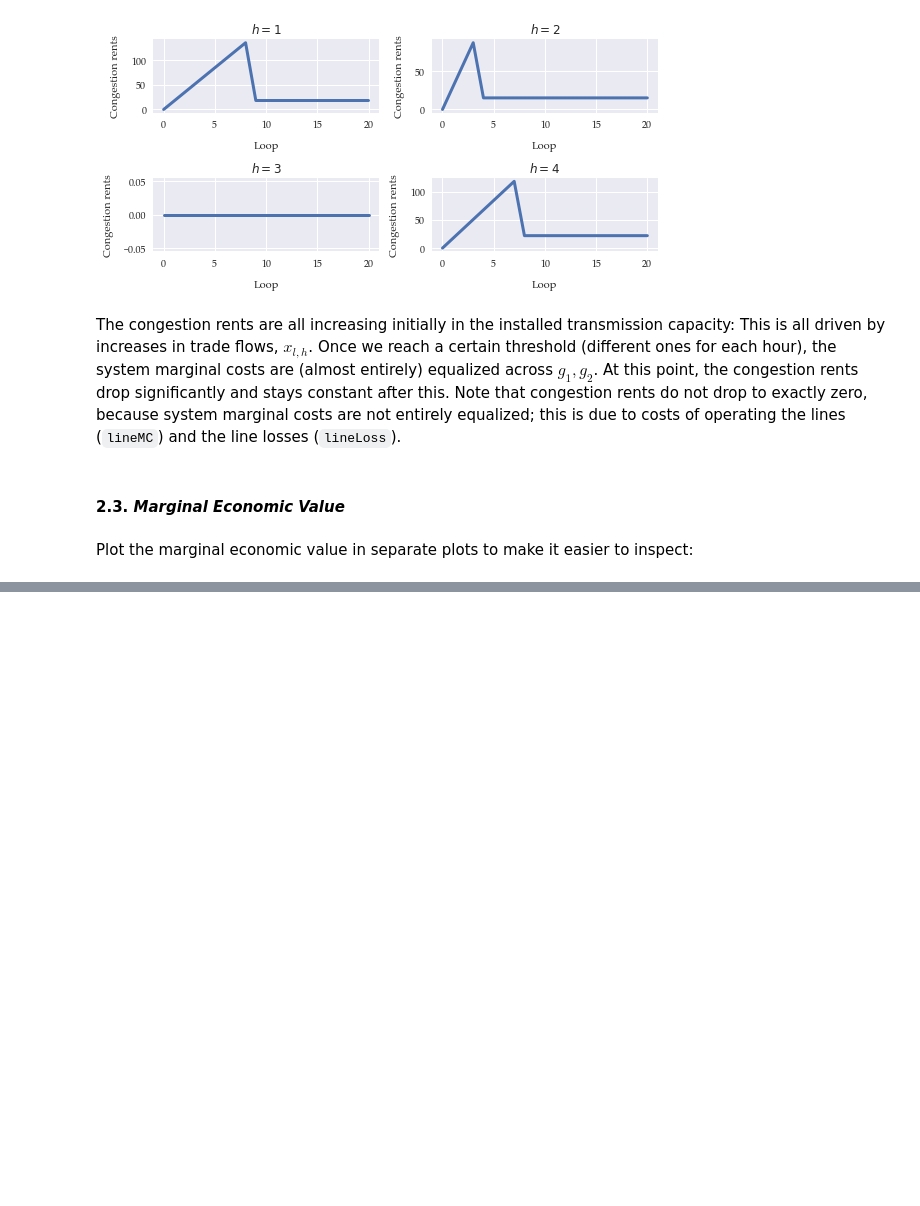
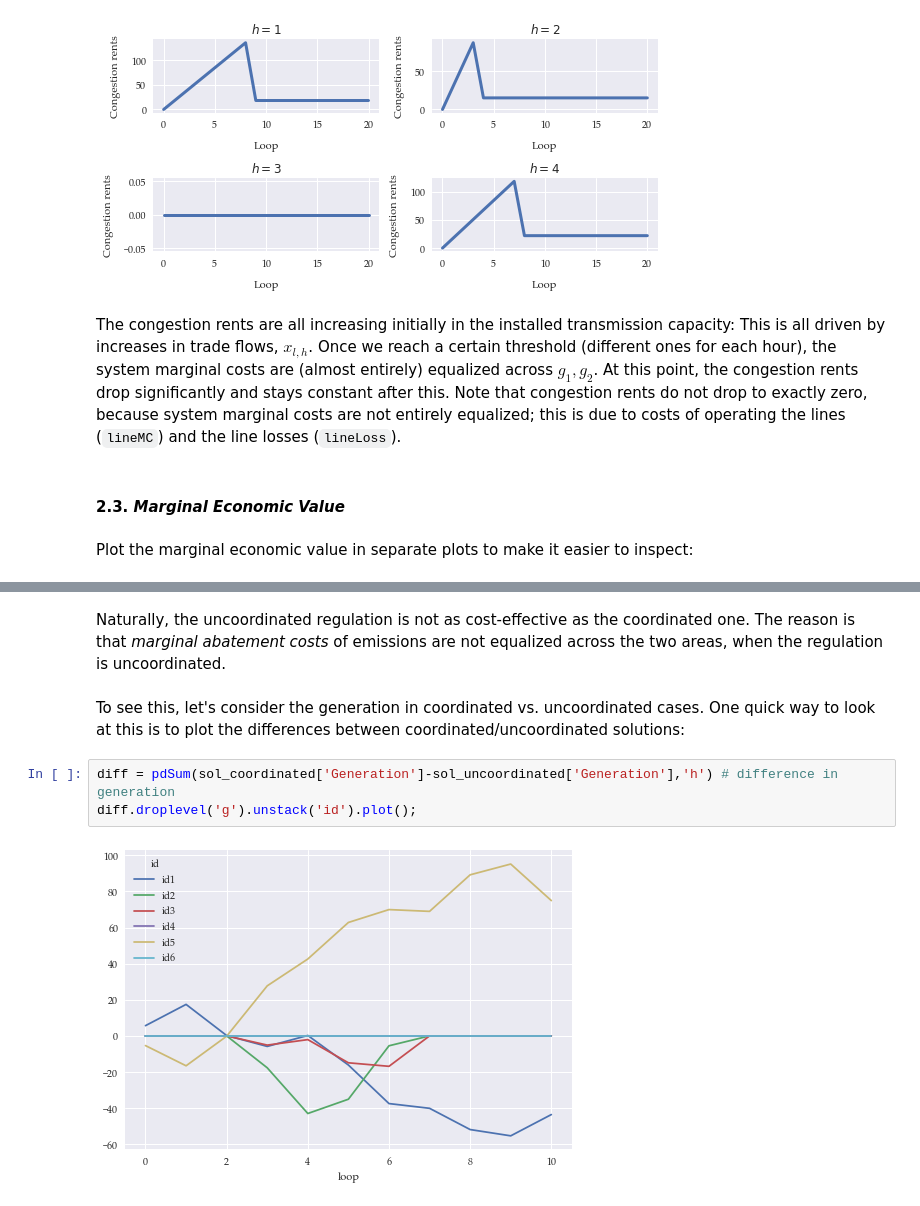
Before and after one commit to ChampionApe/EnergyEconomicsE2022, a Jupyter notebook: E3_SolutionGuide.ipynb, the cells around one changed output, grey strips where cells are left out. Drawn from its saved outputs; the diff is of its cells as text; blank space fills up the shorter version.

```diff
--- a/E3_SolutionGuide.ipynb
+++ b/E3_SolutionGuide.ipynb
@@ -137,0 +159,9 @@ Note that for all plants, the *marginal economic value* of capacity increases in
+# %% [markdown]
+Naturally, the uncoordinated regulation is not as cost-effective as the coordinated one. The reason is that *marginal abatement costs* of emissions are not equalized across the two areas, when the regulation is uncoordinated.
+# %% [markdown]
+To see this, let's consider the generation in coordinated vs. uncoordinated cases. One quick way to look at this is to plot the differences between coordinated/uncoordinated solutions:
+# %%
+diff = pdSum(sol_coordinated['Generation']-sol_uncoordinated['Generation'],'h') # difference in generation
+diff.droplevel('g').unstack('id').plot();
+# %% [output]
+[figure, added]
```
Also changed, not shown: parts of 10 cells of this notebook, 25 other files.
